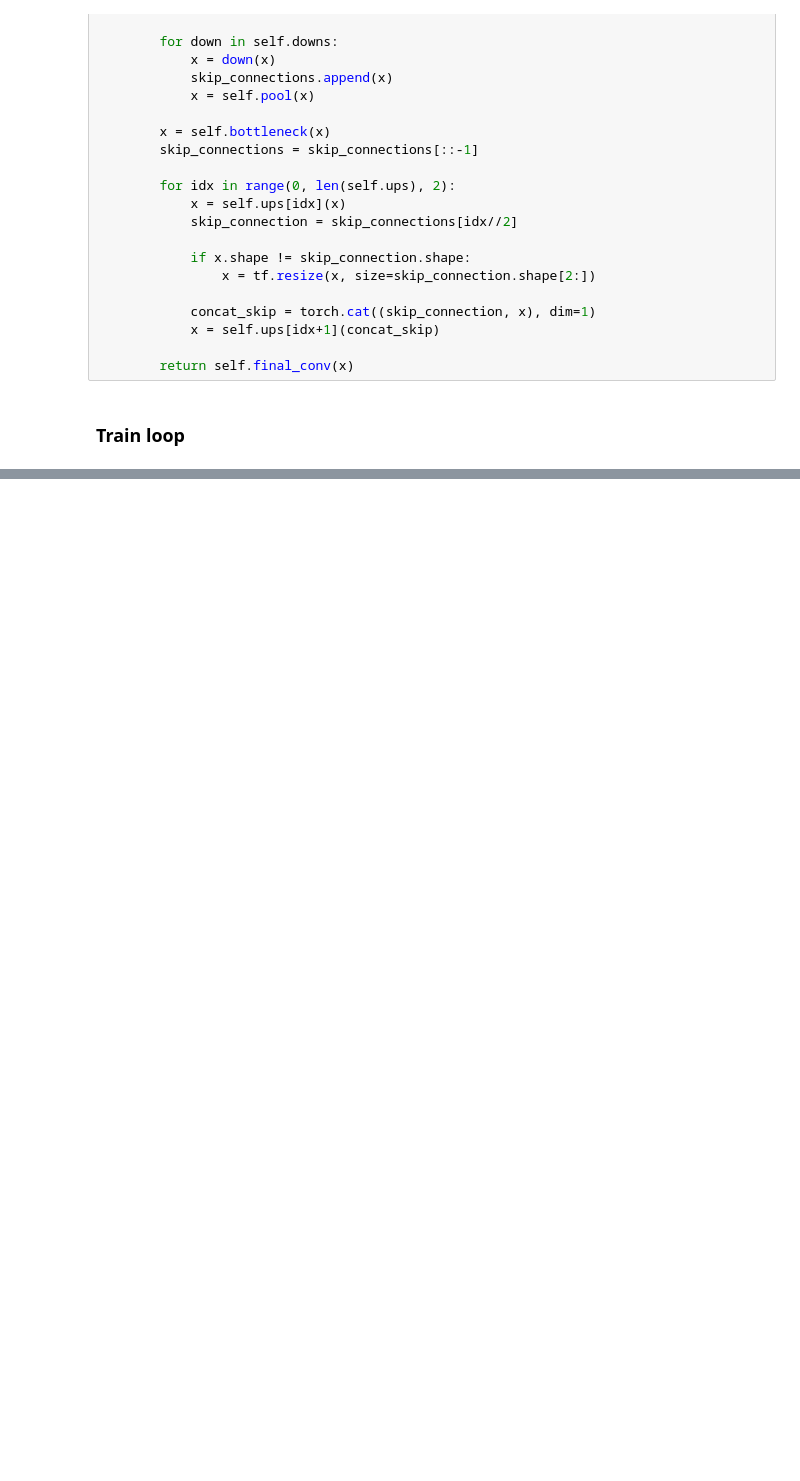
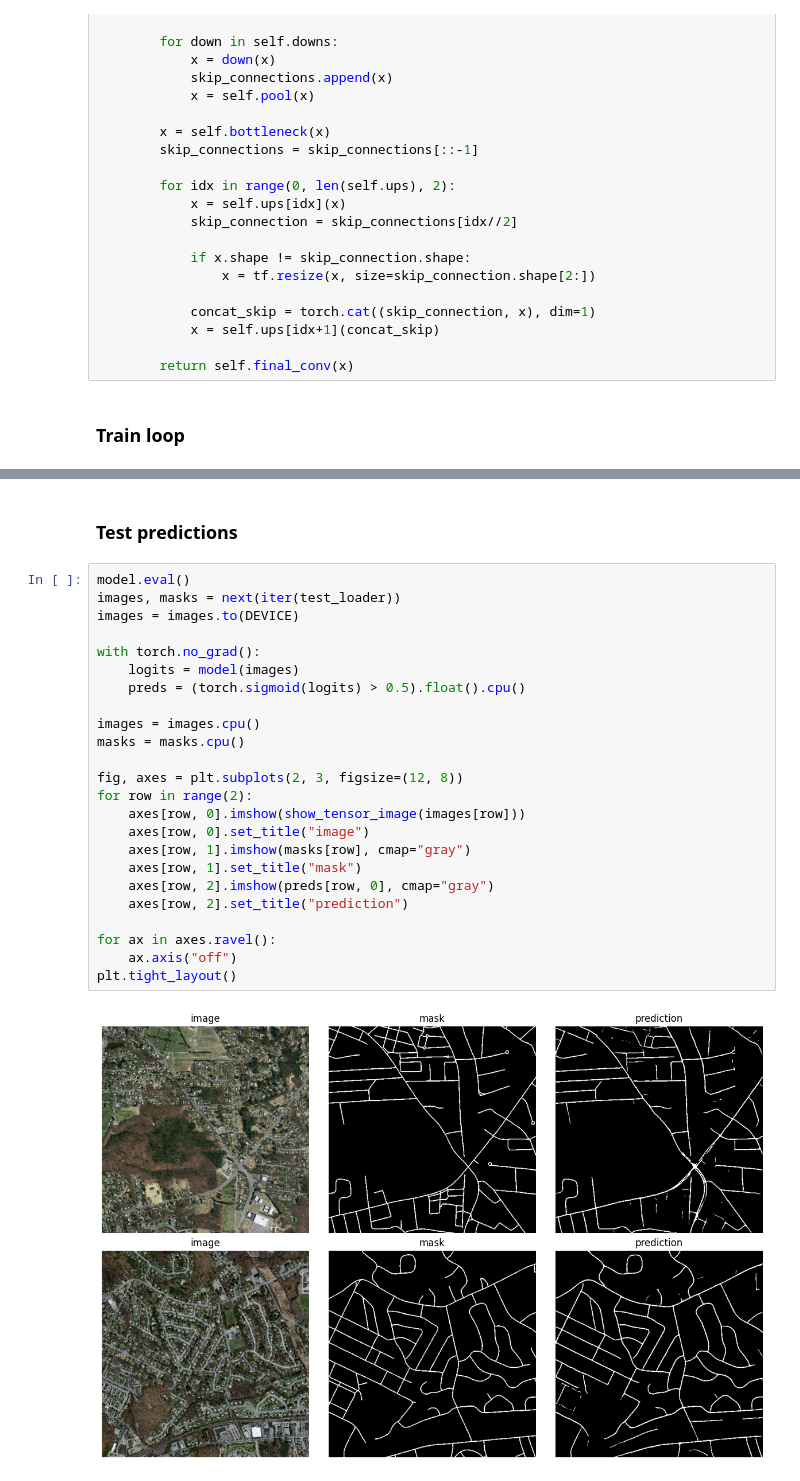
Before and after one commit to Lijnx/AIlabs, a Jupyter notebook: Lab2/lab2.ipynb, the cells around one changed output, grey strips where cells are left out. Cells and saved outputs as stored; diff of their text form; blank space fills up the shorter version.

```diff
--- a/Lab2/lab2.ipynb
+++ b/Lab2/lab2.ipynb
@@ -237,0 +349,28 @@ for epoch in range(NUM_EPOCHS):
+# %% [markdown]
+### Test predictions
+# %%
+model.eval()
+images, masks = next(iter(test_loader))
+images = images.to(DEVICE)
+
+with torch.no_grad():
+    logits = model(images)
+    preds = (torch.sigmoid(logits) > 0.5).float().cpu()
+
+images = images.cpu()
+masks = masks.cpu()
+
+fig, axes = plt.subplots(2, 3, figsize=(12, 8))
+for row in range(2):
+    axes[row, 0].imshow(show_tensor_image(images[row]))
+    axes[row, 0].set_title("image")
+    axes[row, 1].imshow(masks[row], cmap="gray")
+    axes[row, 1].set_title("mask")
+    axes[row, 2].imshow(preds[row, 0], cmap="gray")
+    axes[row, 2].set_title("prediction")
+
+for ax in axes.ravel():
+    ax.axis("off")
+plt.tight_layout()
+# %% [output]
+[figure, added]
```
Also changed, not shown: parts of 11 cells of this notebook, 1 other file.
